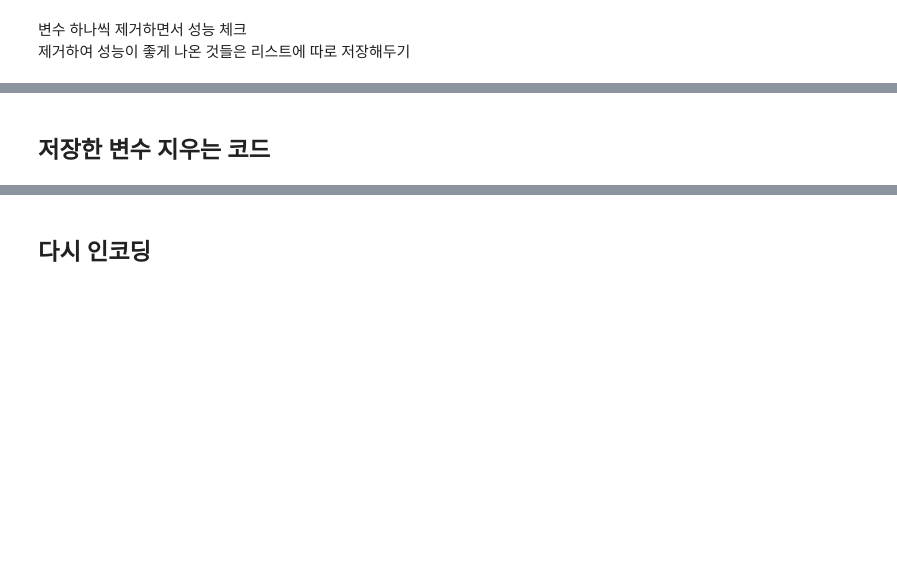
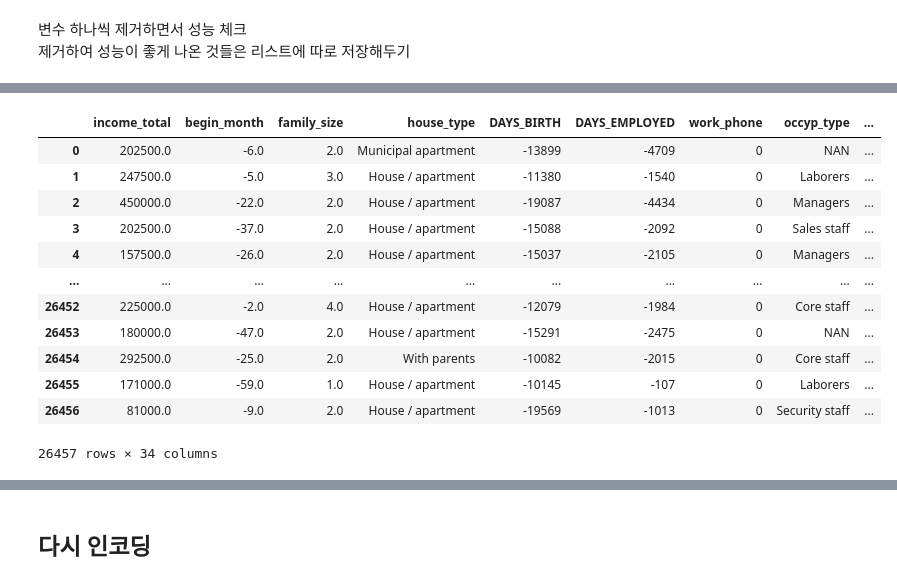
Before and after one commit to AIdward/predict-card-delay-users, a Jupyter notebook: 0516-.ipynb, the cells around one changed output, grey strips where cells are left out. Saved outputs shown, nothing was run; the diff lists cells and outputs as text; code cells hidden in the pictures; blank space fills up the shorter version.

```diff
--- a/0516-.ipynb
+++ b/0516-.ipynb
@@ -169,9 +182,11 @@ train_columns.remove('credit')
 # 기본 스코어
 score = []
 feature_selection = ['income_total','begin_month',
-                     'edu_type','house_type',
-                     'DAYS_BIRTH','email',
-                     'family_size','new_1','log1p_income_total']
+                     'family_size','house_type',
+                     'DAYS_BIRTH','DAYS_EMPLOYED','work_phone','occyp_type','DAYS_BIRTH_month','DAYS_EMPLOYED_month','DAYS_EMPLOYED_week'
+                    , 'before_EMPLOYED','1new_1','2new_1','log1p_income_total', 'gender','car','reality','edu_type','family_type','before_EMPLOYED_month'
+                    , '10new_1', '12new_1','13new_1','14new_1','new_1','child_num'
+                    ,'DAYS_BIRTH_week','new_2','income_type','']
 
 train_x = train_noh.loc[:,feature_selection]
 kfold = StratifiedKFold(n_splits=5, shuffle=True, random_state=0)
@@ -308,2 +237,0 @@ train
-# %% [markdown]
-## 저장한 변수 지우는 코드
@@ -313,0 +238,16 @@ test = test.drop(test.columns[remove_features], axis=1)
+# %%
+train_x
+# %% [output]
+|  | income_total | begin_month | family_size | house_type | DAYS_BIRTH | DAYS_EMPLOYED | work_phone | occyp_type | ... |
+| 0 | 202500.0 | -6.0 | 2.0 | Municipal apartment | -13899 | -4709 | 0 | NAN | ... |
+| 1 | 247500.0 | -5.0 | 3.0 | House / apartment | -11380 | -1540 | 0 | Laborers | ... |
+| 2 | 450000.0 | -22.0 | 2.0 | House / apartment | -19087 | -4434 | 0 | Managers | ... |
+| 3 | 202500.0 | -37.0 | 2.0 | House / apartment | -15088 | -2092 | 0 | Sales staff | ... |
+| 4 | 157500.0 | -26.0 | 2.0 | House / apartment | -15037 | -2105 | 0 | Managers | ... |
+| ... | ... | ... | ... | ... | ... | ... | ... | ... | ... |
+| 26452 | 225000.0 | -2.0 | 4.0 | House / apartment | -12079 | -1984 | 0 | Core staff | ... |
+| 26453 | 180000.0 | -47.0 | 2.0 | House / apartment | -15291 | -2475 | 0 | NAN | ... |
+| 26454 | 292500.0 | -25.0 | 2.0 | With parents | -10082 | -2015 | 0 | Core staff | ... |
+| 26455 | 171000.0 | -59.0 | 1.0 | House / apartment | -10145 | -107 | 0 | Laborers | ... |
+| 26456 | 81000.0 | -9.0 | 2.0 | House / apartment | -19569 | -1013 | 0 | Security staff | ... |
+26457 rows × 34 columns
```
Also changed, not shown: parts of 14 cells of this notebook, 1 other file.
